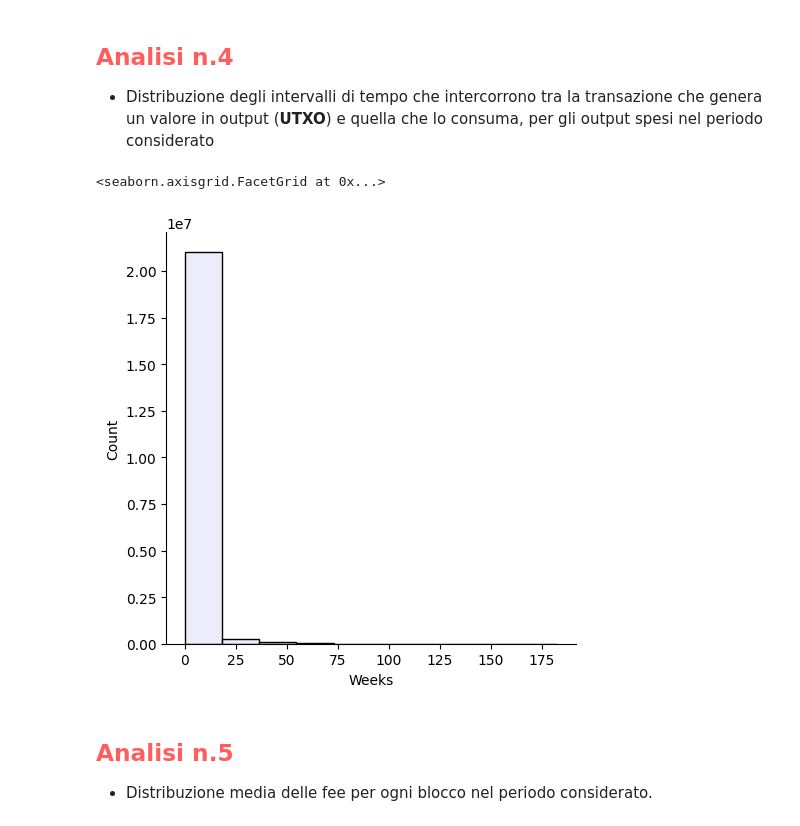
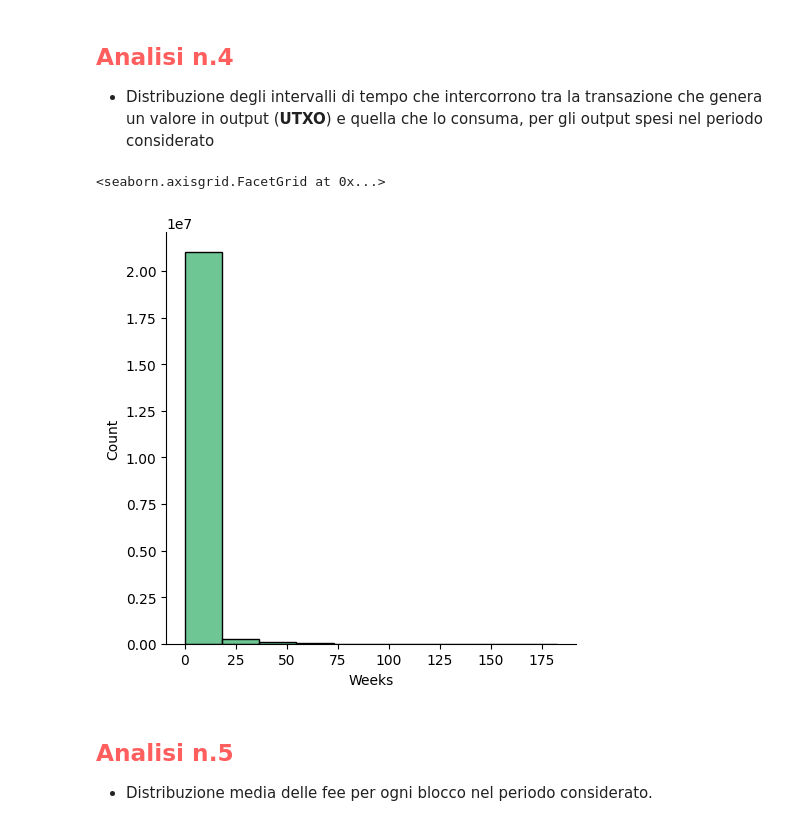
Before and after one commit to simonepassera/CRAFTY, a Jupyter notebook: crafty.ipynb, the cells around one changed output. Saved outputs shown, nothing was run; the diff lists cells and outputs as text; code cells hidden in the pictures.

```diff
--- a/crafty.ipynb
+++ b/crafty.ipynb
@@ -66,22 +66,22 @@ considerato
 # %%
 tx_match = pd.merge(outputs, inputs, how='left', left_on=['txId', 'position'], right_on=['prevTxId', 'prevTxPos'], indicator=True)
 tx_match = tx_match.loc[tx_match['_merge'] == 'both', ['txId_x', 'txId_y']]
 tx_match.rename(columns={'txId_x': 'txId_out', 'txId_y': 'txId_in'}, inplace=True)
 
 tx_out_time = pd.merge(tx_match, transactions, left_on='txId_out', right_on='txId')
 tx_out_time.rename(columns={'timestamp': 'time_out'}, inplace=True)
 tx_out_time = tx_out_time.loc[:, ['time_out', 'txId_in']]
 
 tx_in_time = pd.merge(tx_out_time, transactions, left_on='txId_in', right_on='txId')
 tx_in_time.rename(columns={'timestamp': 'time_in'}, inplace=True)
 
 tx_time = tx_in_time.loc[:, ['time_out', 'time_in']]
 tx_time['Weeks'] = (tx_time['time_in'] - tx_time['time_out']) / np.timedelta64(1, 'W')
 
-sns.displot(tx_time['Weeks'], bins=10, color='lavender')
+sns.displot(tx_time['Weeks'], bins=10, color='mediumseagreen')
 # %% [output]
 <seaborn.axisgrid.FacetGrid at 0x...>
-[figure, old version]
+[figure, new version]
 # %% [markdown]
 <h2 style="color:#fe5f5e">Analisi n.5</h2>
 
```
Also changed, not shown: parts of 6 cells of this notebook.
